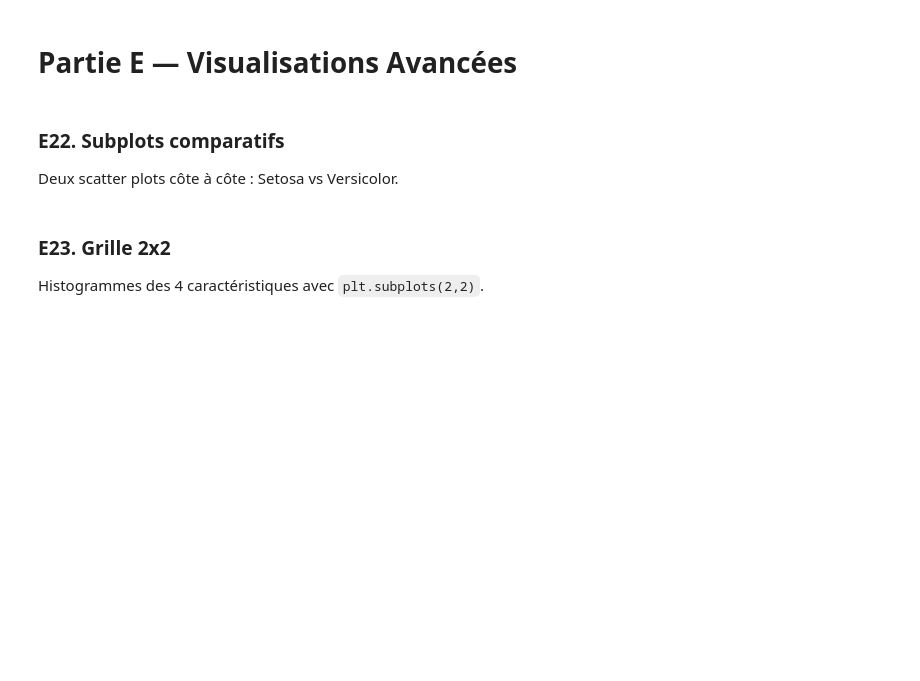
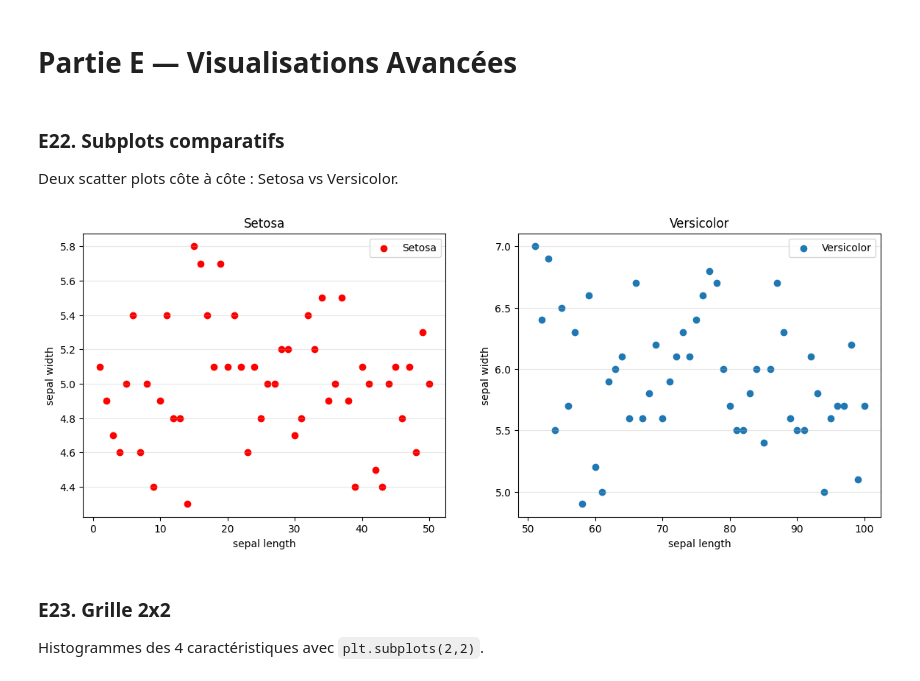
Before and after one commit to USMS-FPK-IA-GI-2025/controle-01-numpy-and-matplotlib-iris-SLebriz2002, a Jupyter notebook: notebooks/controle_numpy_matplotlib.ipynb, the cells around one changed output. Saved outputs shown, nothing was run; the diff lists cells and outputs as text; code cells hidden in the pictures; blank space fills up the shorter version.

```diff
--- a/notebooks/controle_numpy_matplotlib.ipynb
+++ b/notebooks/controle_numpy_matplotlib.ipynb
@@ -377,3 +400,23 @@ Deux scatter plots côte à côte : Setosa vs Versicolor.
+# %%
+# Votre code ici
+fig, (ax1 , ax2) = plt.subplots(1,2, figsize = (14,5))
+ax1.scatter(features[:50,0], features[:50,1], c='r' ,label='Setosa')
+ax1.set_xlabel('sepal length')
+ax1.set_ylabel('sepal width')
+ax1.set_title('Setosa')
+ax1.grid(axis = 'y', alpha = 0.3)
+ax1.legend()
+
+ax2.scatter(features[50:100,0], features[50:100,1], label='Versicolor')
+ax2.set_xlabel('sepal length')
+ax2.set_ylabel('sepal width')
+ax2.set_title('Versicolor')
+ax2.grid(axis = 'y', alpha = 0.3)
+ax2.legend()
+
+plt.show()
+# %% [output]
+[figure, added]
 # %% [markdown]
 ### E23. Grille 2x2
 Histogrammes des 4 caractéristiques avec `plt.subplots(2,2)`.
```
Also changed, not shown: parts of 33 cells of this notebook.
